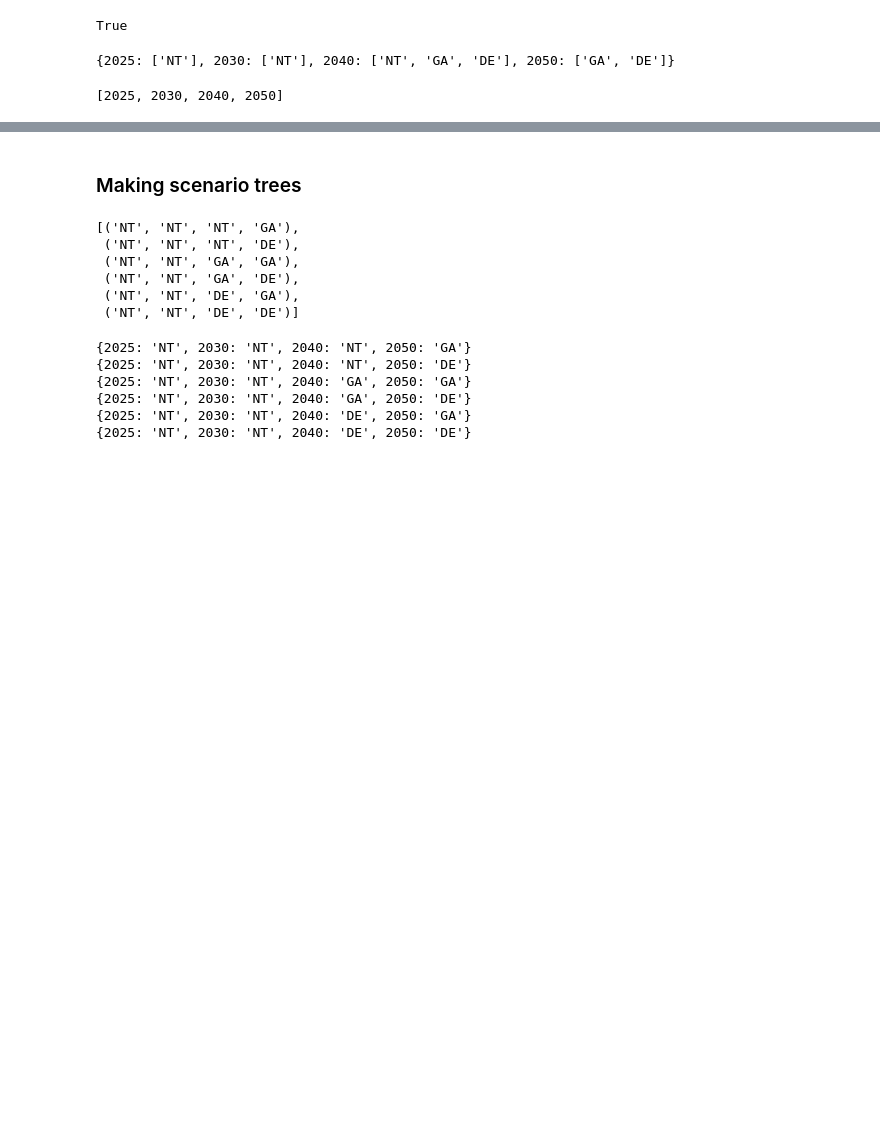
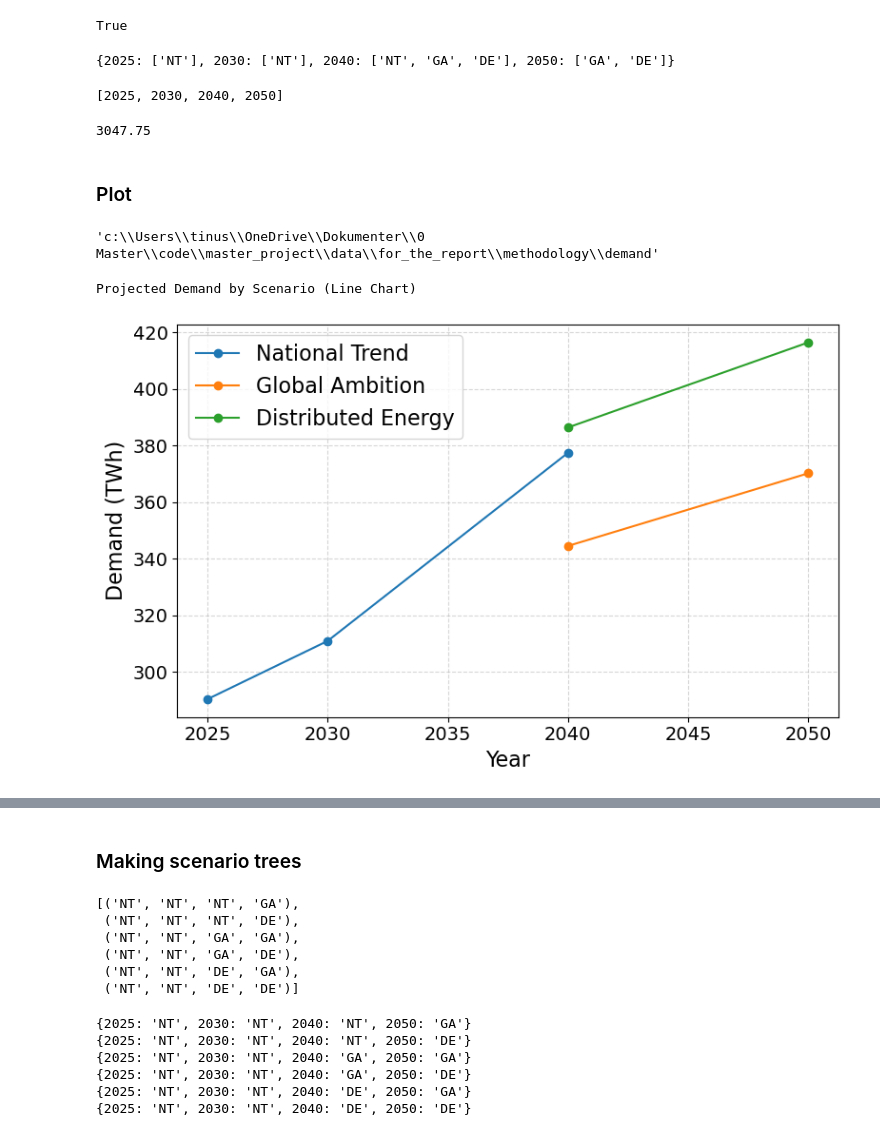
Before and after one commit to TinusAlsos/master_project, a Jupyter notebook: notebooks/scenarios.ipynb, the cells around one changed output, grey strips where cells are left out. Cells and saved outputs as stored; diff of their text form; code cells hidden in the pictures; blank space fills up the shorter version.

Commit message:
Mostly add diagrams

```diff
--- a/notebooks/scenarios.ipynb
+++ b/notebooks/scenarios.ipynb
@@ -1,5 +1,12 @@
 # %% [markdown]
 # Scenarios
+# %%
+scenario_colors = {
+    "NT": "#1f77b4",
+    "GA": "#ff7f0e",
+    "DE": "#2ca02c",
+    "Average": "#7f7f7f",
+}
 # %%
 # Import python modules
 import os
@@ -140,3 +202,54 @@ print(scenarios)
 scenario_multiplier.index.values.tolist()
 # %% [output]
 [2025, 2030, 2040, 2050]
+# %%
+estimate_2025 / 1e6
+# %% [output]
+3047.75
+# %% [markdown]
+### Plot
+# %%
+folder_path = os.path.join(
+    os.path.dirname(os.getcwd()), "data", "for_the_report", "methodology", "demand"
+)
+folder_path
+# %% [output]
+'c:\\Users\\tinus\\OneDrive\\Dokumenter\\0 Master\\code\\master_project\\data\\for_the_report\\methodology\\demand'
+# %%
+import os
+import pandas as pd
+import matplotlib.pyplot as plt
+
+# Compute demand projections in TWh
+demand_proj = scenario_multiplier.multiply(base_demand) / 1e6  # TWh
+
+# Print title instead of embedding it in the figure
+print("Projected Demand by Scenario (Line Chart)")
+
+plt.figure(figsize=(8, 5))
+for scen in demand_proj.columns:
+    plt.plot(
+        demand_proj.index,
+        demand_proj[scen],
+        label=short_hand_to_full_name[scen],
+        color=scenario_colors[scen],
+        marker="o",
+    )
+
+# Apply styling
+plt.xlabel("Year", fontsize=16)
+plt.ylabel("Demand (TWh)", fontsize=16)
+plt.xticks(fontsize=14)
+plt.yticks(fontsize=14)
+plt.legend(fontsize=16)
+plt.grid(True, linestyle="--", alpha=0.5)
+plt.tight_layout()
+
+# Save figure
+os.makedirs(folder_path, exist_ok=True)
+plt.savefig(os.path.join(folder_path, "projected_demand_by_scenario.png"))
+
+plt.show()
+# %% [output]
+Projected Demand by Scenario (Line Chart)
+[figure, added]
```
Also changed, not shown: parts of 9 cells of this notebook, 3 other files.
